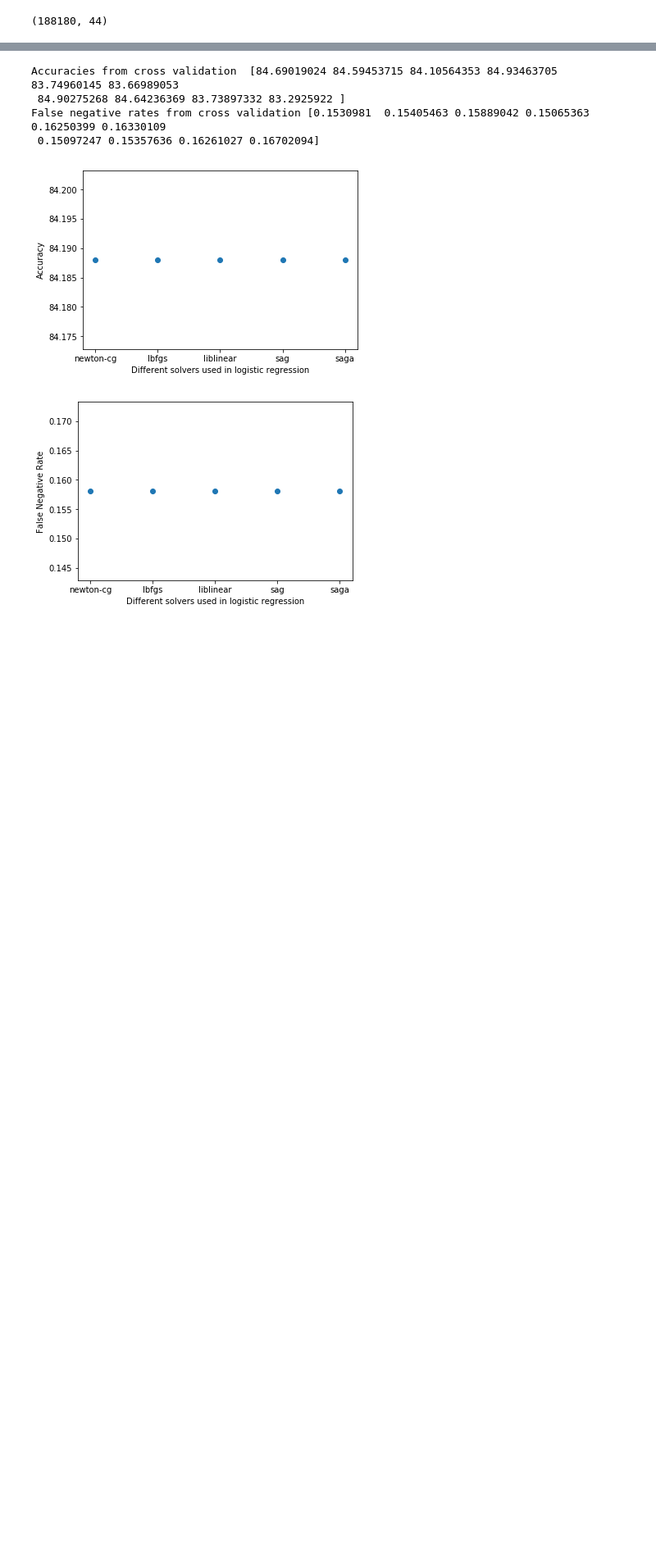
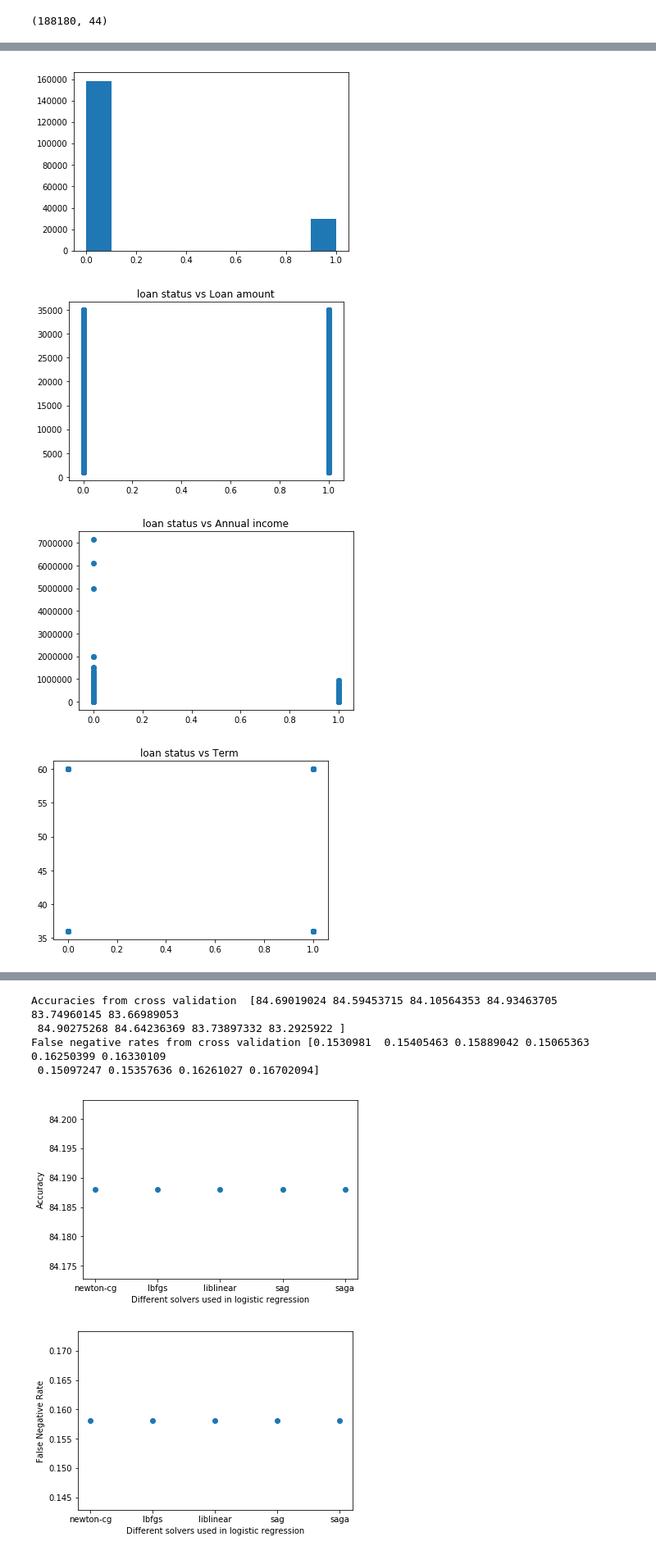
Before and after one commit to rahulk98/Loan-default-prediction, a Jupyter notebook: Final Project.ipynb, the cells around one changed output, grey strips where cells are left out. Shown: that part at 82% size. Saved outputs shown, nothing was run; the diff lists cells and outputs as text; code cells hidden in the pictures; blank space fills up the shorter version.

```diff
--- a/Final Project.ipynb
+++ b/Final Project.ipynb
@@ -102,0 +90,25 @@ max    2.193653e+02       6.608032e+01    2.712822e+01       1.000000
+# %%
+data = pd.read_csv("loanCleanedNotT.csv")
+plt.hist(data['loan_status'])
+plt.show()
+plt.scatter( data['loan_status'],data['loan_amnt'])
+plt.title("loan status vs Loan amount")
+plt.show()
+
+plt.scatter(data['loan_status'],data['annual_inc'])
+plt.title("loan status vs Annual income")
+plt.show()
+
+
+plt.scatter(data['loan_status'],data['term'])
+plt.title("loan status vs Term ")
+plt.show()
+
+plt.scatter( data['loan_status'],data['int_rate'])
+plt.title("loan status vs interest rate")
+plt.show()
+# %% [output]
+[figure, added]
+[figure, added]
+[figure, added]
+[figure, added]
```
Also changed, not shown: parts of 12 cells of this notebook, 1 other file.
